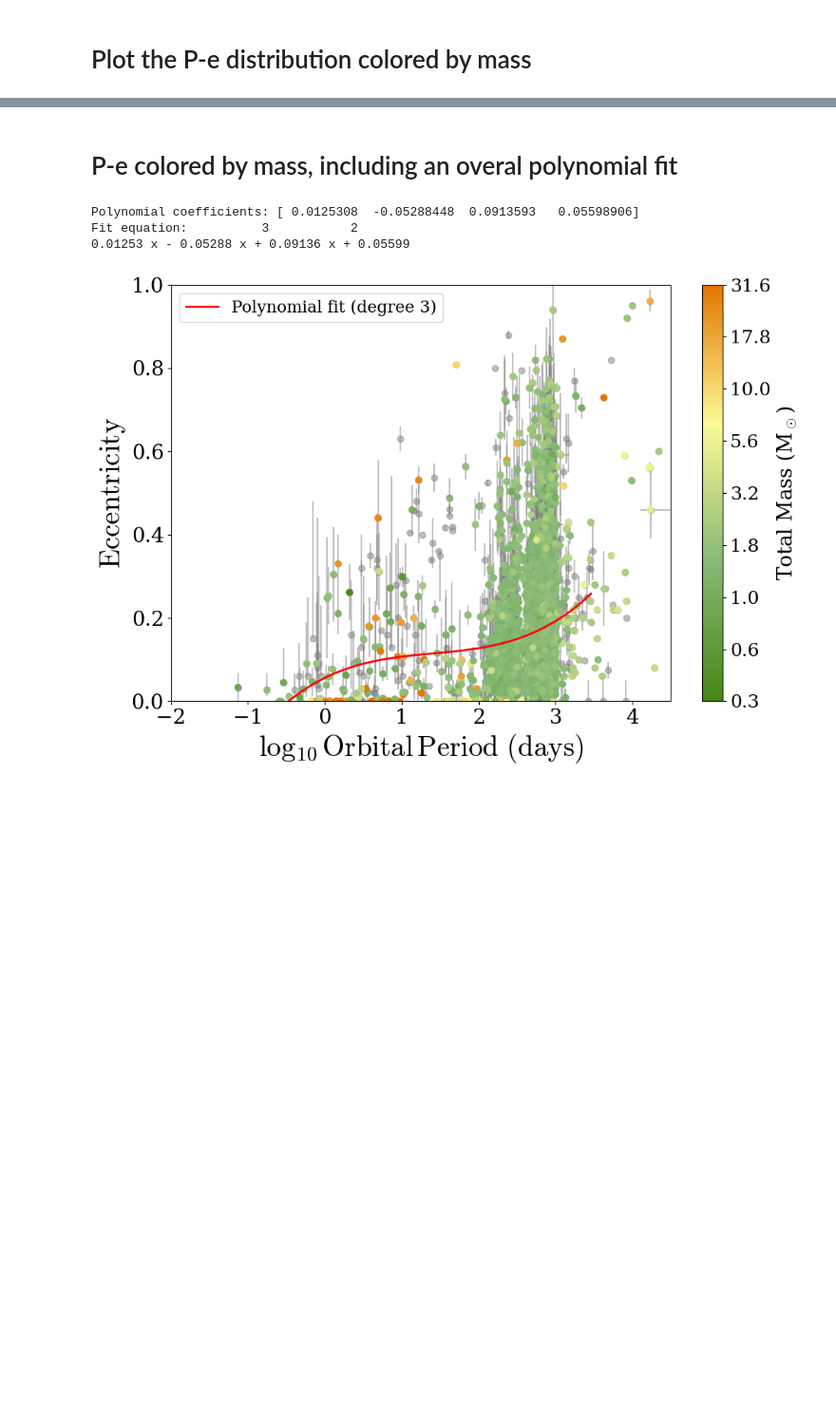
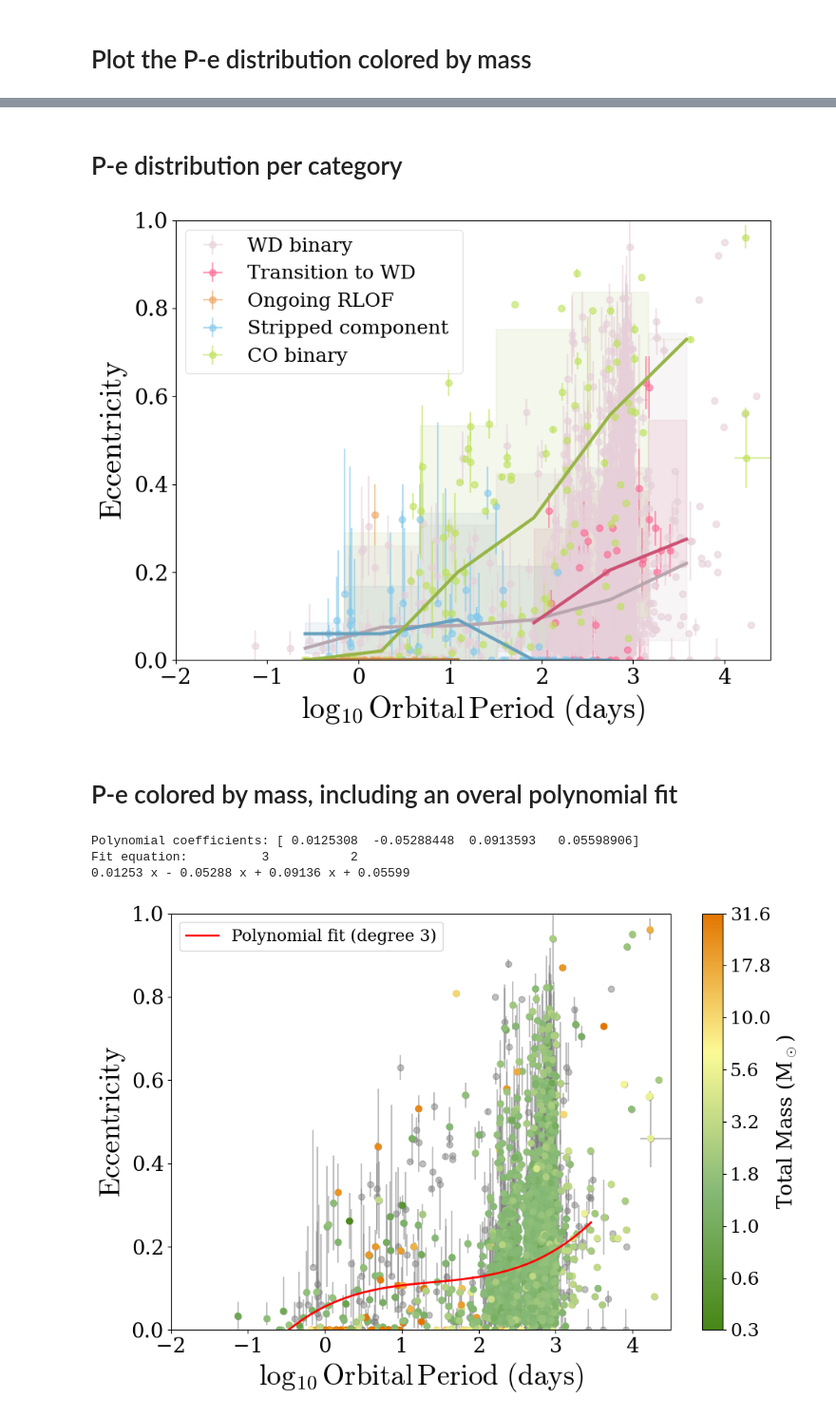
Before and after one commit to binary-observations/post_mt_catalog, a Jupyter notebook: code/data_analysis/P_e_analysis_plot.ipynb, the cells around one changed output, grey strips where cells are left out. Shown at 95% size. Cells and saved outputs as stored; diff of their text form; code cells hidden in the pictures; blank space fills up the shorter version.

```diff
--- a/code/data_analysis/P_e_analysis_plot.ipynb
+++ b/code/data_analysis/P_e_analysis_plot.ipynb
@@ -292,6 +288,80 @@ plt.show()
 # mass_cmap = mcolors.LinearSegmentedColormap.from_list('custom_gradient', ['#d3e29d', '#acc864', '#8ab446','#2d6b22','#072a16'])
 # mass_cmap = mcolors.LinearSegmentedColormap.from_list('custom_gradient', ['#6f9c3d', '#a5c90f', '#fcfa96','#ed6c10','#9c3842'])
 # mass_cmap = mcolors.LinearSegmentedColormap.from_list('custom_gradient', ['#6a9c43', '#86b976', '#8fbc93','#d3dbb4','#e37601'])
+# %% [markdown]
+# P-e distribution per category
+# %%
+fig, ax = plt.subplots(figsize=(9, 7))
+
+
+plot_df = catalog_df.copy()
+
+plot_df['log_Period'] = np.log10(plot_df['Period'])
+
+###### Handling errors ######
+# Propagate errors for logP: d(log P) = 1/ln(10) *  dP /P
+plot_df['period_err_minus_log'] = plot_df['Period_err_minus'] / (plot_df['Period'] * np.log(10))
+plot_df['period_err_plus_log'] = plot_df['Period_err_plus'] / (plot_df['Period'] * np.log(10))
+
+# Check that E errors don't drop below zero
+# wherever the value minus the minus error is <0, set the minus error to the value itself
+mask_min = plot_df['Eccentricity'] - plot_df["Eccentricity_err_minus"] < 0
+plot_df.loc[mask_min, "Eccentricity_err_minus"] = plot_df.loc[mask_min, 'Eccentricity']
+# Also ensure that Eccentricities do not exceed 1
+mask_plus = plot_df['Eccentricity'] + plot_df["Eccentricity_err_plus"] > 1
+plot_df.loc[mask_plus, "Eccentricity_err_plus"] = 1 - plot_df.loc[mask_plus, 'Eccentricity']
+
+# Fill NaN errors with zero
+plot_df['period_err_minus_log'] = plot_df['period_err_minus_log'].fillna(0)
+plot_df['period_err_plus_log'] = plot_df['period_err_plus_log'].fillna(0)
+plot_df['Eccentricity_err_minus'] = plot_df['Eccentricity_err_minus'].fillna(0)
+plot_df['Eccentricity_err_plus'] = plot_df['Eccentricity_err_plus'].fillna(0)
+
+# Loop over categories instead of individual system classes
+for category, systems in SYSTEM_CLASS_MAP.items():
+
+    # Combine all system classes in this category
+    system_classes_in_category = list(systems.keys())
+    subset = plot_df[plot_df['system_class'].isin(system_classes_in_category)].copy()
+    log_periods = np.log10(subset['Period'].dropna())
+
+    first_system_color = list(systems.values())[0]['color']
+
+    ###### Actual plotting ######
+    ax.errorbar(subset['log_Period'], (subset['Eccentricity']),
+                xerr=[subset['period_err_minus_log'], subset['period_err_plus_log']],
+                yerr=[subset['Eccentricity_err_minus'].fillna(0), subset['Eccentricity_err_plus'].fillna(0)], zorder = 0,
+                fmt='o', c=first_system_color, alpha=0.6,
+                label=f"{category} ")
+
+    ## Show Median and 1-sigma ##
+    P_bins = np.linspace(-1,4, 7)
+    subset['P_bin'] = pd.cut(subset['log_Period'], bins=P_bins)
+    stats = subset.groupby('P_bin', observed=False)['Eccentricity'].quantile([0.05, 0.5, 0.95]).unstack()
+    stats.columns = ['p05', 'median', 'p95']
+
+    x_stats = P_bins[:-1] + 0.5 * np.diff(P_bins)
+    # ax.plot(x_stats, stats['p05'].values, lw=2, ls = ':', c = darken_color(first_system_color, factor=0.8))
+    ax.plot(x_stats, stats['median'].values, lw=3, c = darken_color(first_system_color, factor=0.8))
+    # ax.plot(x_stats, stats['p95'].values, lw=2, ls = ':', c = darken_color(first_system_color, factor=0.8))
+    ax.fill_between(x_stats, stats['p05'].values, stats['p95'].values, color=darken_color(first_system_color, factor=0.8), alpha=0.1, step='mid', zorder=-1)
+
+
+# Plot formatting
+# Set tick labels to be larger and use mathtext for the x-axis
+plt.xlim(-2,4.5)
+plt.ylim(0,1)
+plt.xticks(fontsize=20)
+plt.yticks(fontsize=20)
+plt.xlabel('$\log_{10} \mathrm{Orbital\,Period \ (days)}$', fontsize=28)
+plt.ylabel('$\mathrm{Eccentricity}$', fontsize=28)
+plt.legend(loc='upper left', fontsize=18, framealpha = 0.5)#bbox_to_anchor=(0.05, 0.95),
+plt.tight_layout()
+plt.savefig(LATEX_PLOT_DIR / 'P_e_by_category_median.pdf')
+plt.savefig(PLOTS_DIR / 'P_e_by_category_median.pdf')
+plt.show()
+# %% [output]
+[figure, added]
 # %% [markdown]
 # P-e colored by mass, including an overal polynomial fit
 # %%
```
Also changed, not shown: parts of 6 cells of this notebook, 16 other files.
